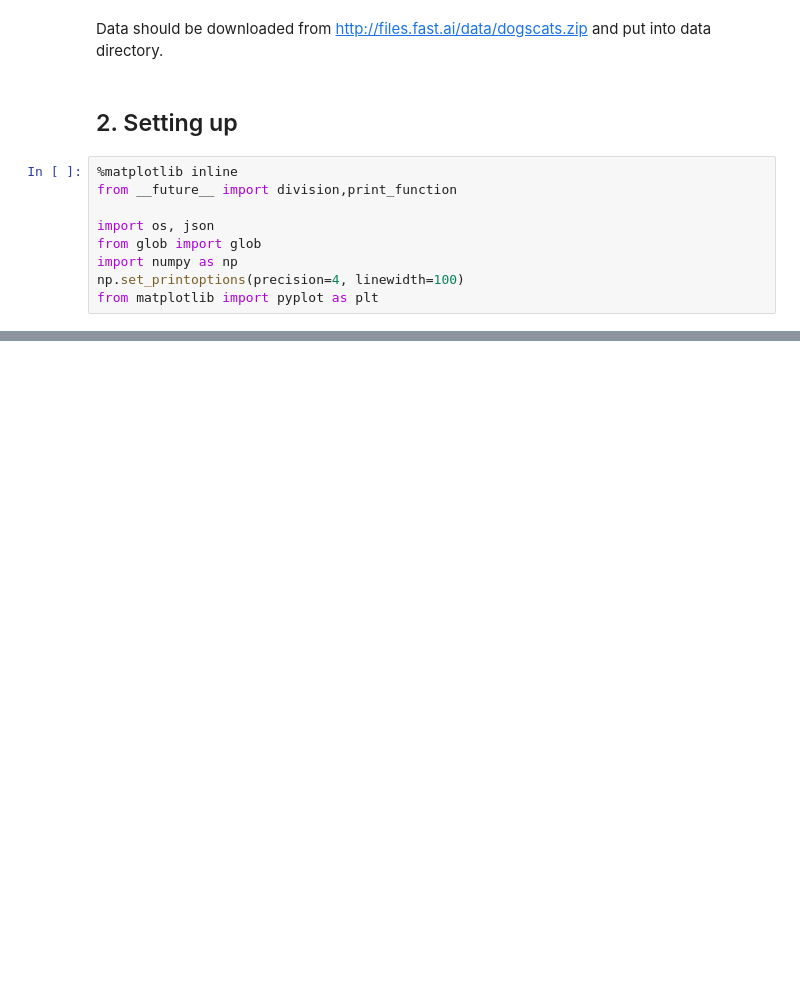
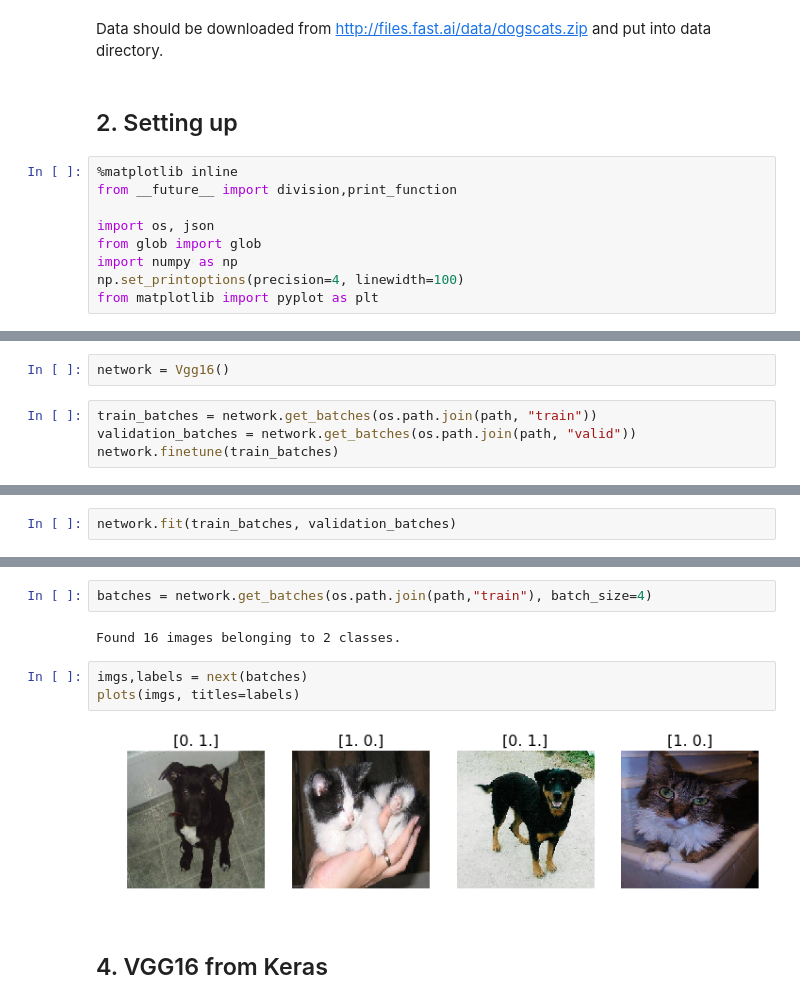
Before and after one commit to mstechly/fast_ai_course, a Jupyter notebook: notebooks/Lesson 1.ipynb, the cells around one changed output, grey strips where cells are left out. Cells and saved outputs as stored; diff of their text form; blank space fills up the shorter version.

```diff
--- a/notebooks/Lesson 1.ipynb
+++ b/notebooks/Lesson 1.ipynb
@@ -29,0 +39,6 @@ path = os.path.join("data","dogscats","sample")
+# %%
+network = Vgg16()
+# %%
+train_batches = network.get_batches(os.path.join(path, "train"))
+validation_batches = network.get_batches(os.path.join(path, "valid"))
+network.finetune(train_batches)
@@ -29,0 +48,2 @@ path = os.path.join("data","dogscats","sample")
+# %%
+network.fit(train_batches, validation_batches)
@@ -29,0 +53,11 @@ path = os.path.join("data","dogscats","sample")
+# %%
+batches = network.get_batches(os.path.join(path,"train"), batch_size=4)
+# %% [output]
+Found 16 images belonging to 2 classes.
+# %%
+imgs,labels = next(batches)
+plots(imgs, titles=labels)
+# %% [output]
+[figure, added]
+# %% [markdown]
+## 4. VGG16 from Keras
```
Also changed, not shown: parts of 8 cells of this notebook.
